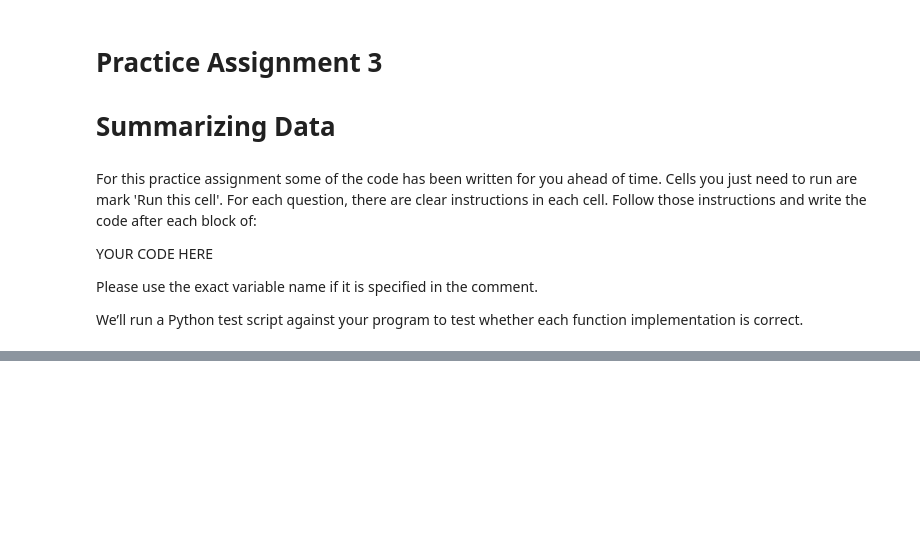
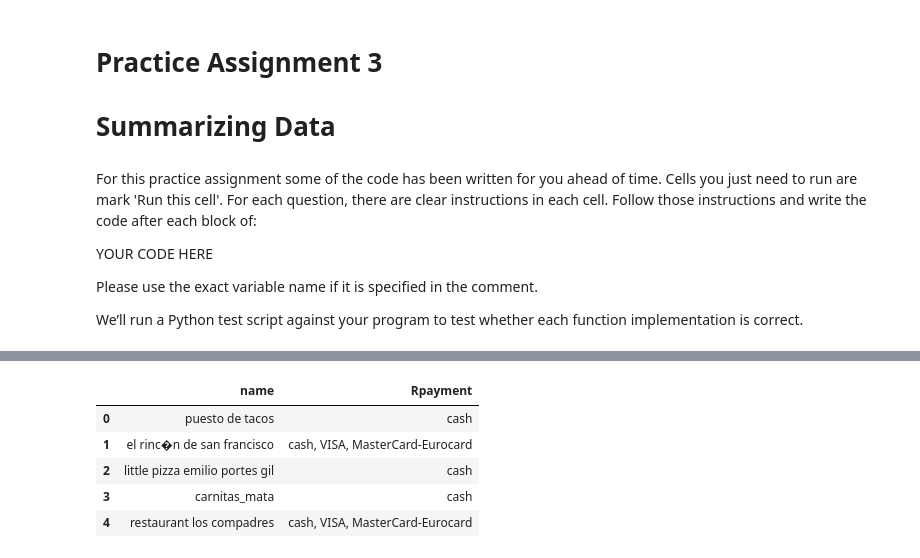
Before and after one commit to dennislamcv1/UPennData, a Jupyter notebook: Intro to Data Analytics/Practice_Assignment_03.ipynb, the cells around one changed output, grey strips where cells are left out. Cells and saved outputs as stored; diff of their text form; code cells hidden in the pictures; blank space fills up the shorter version.

```diff
--- a/Intro to Data Analytics/Practice_Assignment_03.ipynb
+++ b/Intro to Data Analytics/Practice_Assignment_03.ipynb
@@ -110,3 +190,21 @@ Note: Don't forget to use 'reset_index' after using agg() here.
+# %%
+# Step 2: Group by 'name' and concatenate Rpayment values in their **original order**
+accept_payment_df = (
+    accept_payment_df
+    .groupby('name', sort=False)['Rpayment']
+    .agg(lambda x: ', '.join(x))  # keep original order, don't use set() or sorted()
+    .reset_index()
+)
+
+# Step 3: Display the result
+accept_payment_df.head()
+# %% [output]
+|  | name | Rpayment |
+| 0 | puesto de tacos | cash |
+| 1 | el rinc�n de san francisco | cash, VISA, MasterCard-Eurocard |
+| 2 | little pizza emilio portes gil | cash |
+| 3 | carnitas_mata | cash |
+| 4 | restaurant los compadres | cash, VISA, MasterCard-Eurocard |
 # %%
 ##########################
 ### TEST YOUR SOLUTION ###
```
Also changed, not shown: parts of 8 cells of this notebook, 5 other files.
